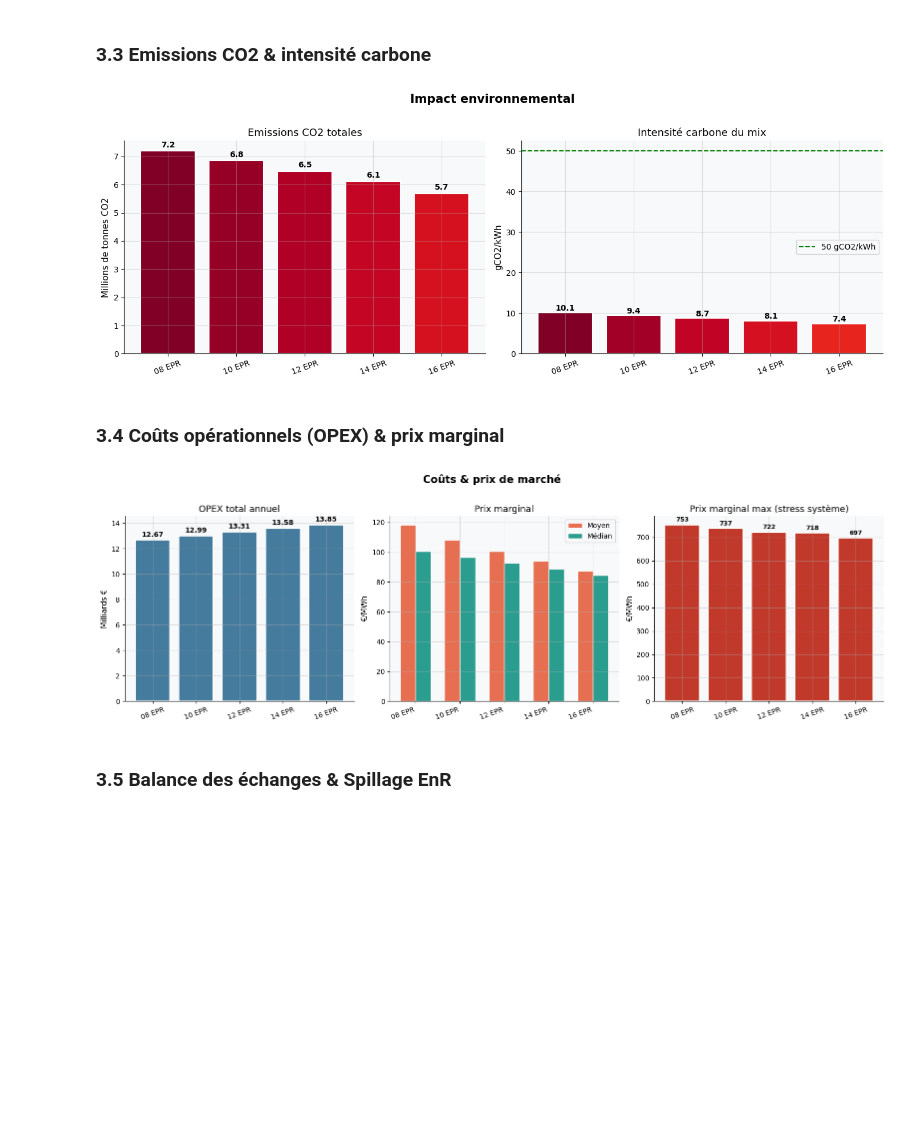
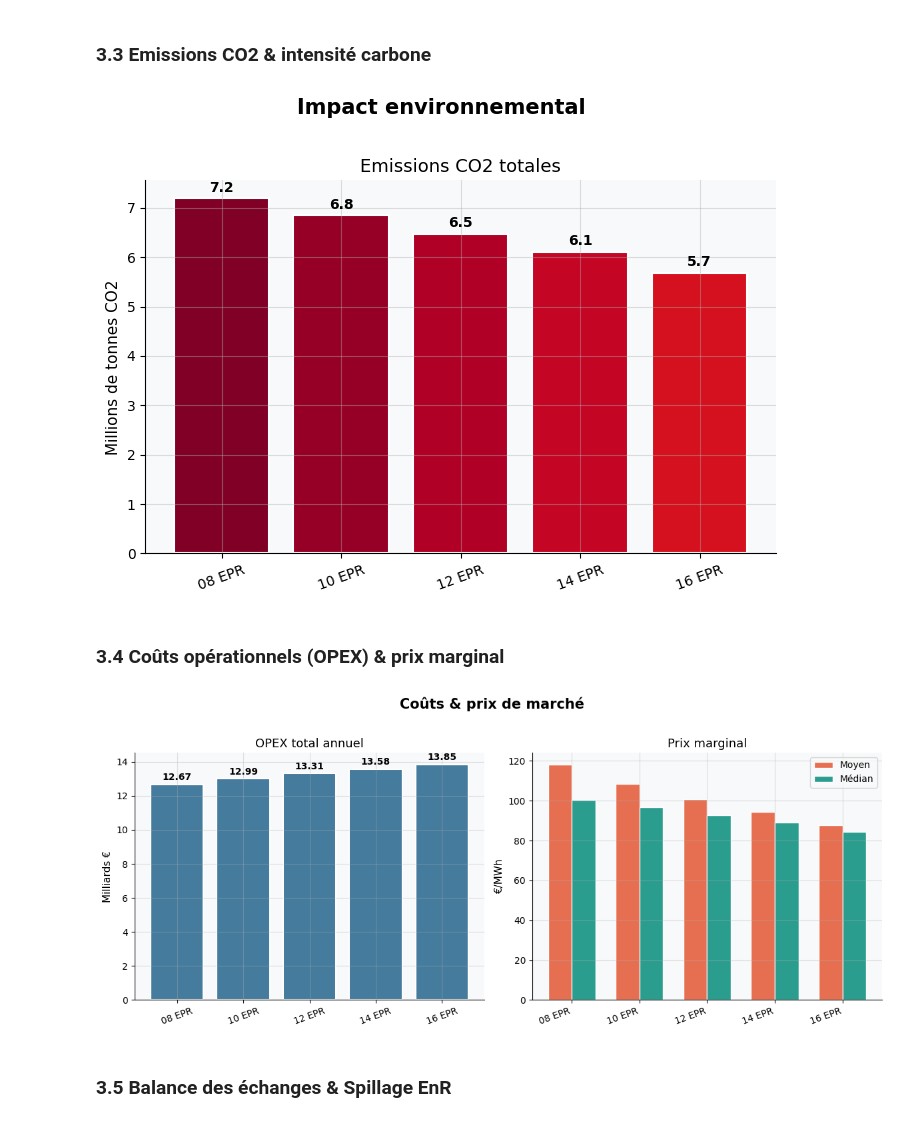
Before and after one commit to FlavBaz/Antares, a Jupyter notebook: antares_epr_analysis.ipynb, the cells around one changed output. Cells and saved outputs as stored; diff of their text form; code cells hidden in the pictures; blank space fills up the shorter version.

```diff
--- a/antares_epr_analysis.ipynb
+++ b/antares_epr_analysis.ipynb
@@ -122,15 +122,11 @@ def lire_excel(filepath):
     return result, df
 
 # Chargement
+dossier = Path(DOSSIER_EXCEL)
 import re
-
 def extraire_nombre(filepath):
-    """Extrait le premier nombre dans le nom de fichier pour tri numérique."""
-    match = re.search(r'(\d+)', filepath.stem)
-    return int(match.group(1)) if match else 9999
-
-dossier = Path(DOSSIER_EXCEL)
-# Exclure le fichier de sortie comparaison et trier numériquement
+    m = re.search(r'(\d+)', filepath.stem)
+    return int(m.group(1)) if m else 9999
 FICHIER_SORTIE = 'comparaison_scenarios_EPR.xlsx'
 fichiers = sorted(
     [f for f in dossier.glob("*.xlsx") if f.name != FICHIER_SORTIE],
@@ -299,47 +294,46 @@ plt.show()
 # %% [markdown]
 ### 3.3 Emissions CO2 & intensité carbone
 # %%
-fig, axes = plt.subplots(1, 2, figsize=(14, 5))
+fig, ax = plt.subplots( figsize=(7, 5))
 fig.suptitle('Impact environnemental', fontsize=15, fontweight='bold', y=1.02)
 
 color_co2 = '#2D6A4F'
 
 # Emissions CO2 totales
-ax = axes[0]
+# ax = axes[0]
 vals = df_res["Emissions CO2 [T]"].values / 1e6
 bars = ax.bar(scenarios, vals, color=[plt.cm.YlOrRd(v/max(vals+0.001)) for v in vals],
               edgecolor='white', linewidth=1.5)
 ax.set_title('Emissions CO2 totales')
 ax.set_ylabel('Millions de tonnes CO2')
 for bar, v in zip(bars, vals):
     ax.text(bar.get_x()+bar.get_width()/2, bar.get_height()+max(vals)*0.01,
             f'{v:.1f}', ha='center', va='bottom', fontweight='bold')
 ax.tick_params(axis='x', rotation=20)
 
 # Intensité CO2
-ax = axes[1]
-if "Intensité CO2 [gCO2/kWh]" in df_res.columns:
-    vals2 = df_res["Intensité CO2 [gCO2/kWh]"].values
-    bars2 = ax.bar(scenarios, vals2, color=[plt.cm.YlOrRd(v/max(vals2+0.001)) for v in vals2],
-                   edgecolor='white', linewidth=1.5)
-    ax.axhline(50, color='green', linestyle='--', linewidth=1.5, label='50 gCO2/kWh')
-    ax.set_title('Intensité carbone du mix')
-    ax.set_ylabel('gCO2/kWh')
-    ax.legend()
-    for bar, v in zip(bars2, vals2):
-        ax.text(bar.get_x()+bar.get_width()/2, bar.get_height()+max(vals2)*0.01,
-                f'{v:.1f}', ha='center', va='bottom', fontweight='bold')
-    ax.tick_params(axis='x', rotation=20)
+# ax = axes[1]
+# if "Intensité CO2 [gCO2/kWh]" in df_res.columns:
+#     vals2 = df_res["Intensité CO2 [gCO2/kWh]"].values
+#     bars2 = ax.bar(scenarios, vals2, color=[plt.cm.YlOrRd(v/max(vals2+0.001)) for v in vals2],
+#                    edgecolor='white', linewidth=1.5)
+#     ax.set_title('Intensité carbone du mix')
+#     ax.set_ylabel('gCO2/kWh')
+#     ax.legend()
+#     for bar, v in zip(bars2, vals2):
+#         ax.text(bar.get_x()+bar.get_width()/2, bar.get_height()+max(vals2)*0.01,
+#                 f'{v:.1f}', ha='center', va='bottom', fontweight='bold')
+#     ax.tick_params(axis='x', rotation=20)
 
 plt.tight_layout()
 plt.savefig('fig_co2.png', dpi=150, bbox_inches='tight')
 plt.show()
 # %% [output]
-[figure, old version]
+[figure, new version]
 # %% [markdown]
 ### 3.4 Coûts opérationnels (OPEX) & prix marginal
 # %%
-fig, axes = plt.subplots(1, 3, figsize=(16, 5))
+fig, axes = plt.subplots(1, 2, figsize=(12, 5))
 fig.suptitle('Coûts & prix de marché', fontsize=15, fontweight='bold', y=1.02)
 
 # OPEX
@@ -368,21 +362,21 @@ ax.set_ylabel('€/MWh')
 ax.legend()
 
 # Prix max (stress du système)
-ax = axes[2]
-vals_max = df_res["Prix marginal max [€/MWh]"].values
-bars = ax.bar(scenarios, vals_max, color='#C0392B', edgecolor='white', linewidth=1.5)
-ax.set_title('Prix marginal max (stress système)')
-ax.set_ylabel('€/MWh')
-ax.tick_params(axis='x', rotation=20)
-for bar, v in zip(bars, vals_max):
-    ax.text(bar.get_x()+bar.get_width()/2, bar.get_height()+max(vals_max)*0.01,
-            f'{v:.0f}', ha='center', va='bottom', fontweight='bold', fontsize=9)
+# ax = axes[2]
+# vals_max = df_res["Prix marginal max [€/MWh]"].values
+# bars = ax.bar(scenarios, vals_max, color='#C0392B', edgecolor='white', linewidth=1.5)
+# ax.set_title('Prix marginal max (stress système)')
+# ax.set_ylabel('€/MWh')
+# ax.tick_params(axis='x', rotation=20)
+# for bar, v in zip(bars, vals_max):
+#     ax.text(bar.get_x()+bar.get_width()/2, bar.get_height()+max(vals_max)*0.01,
+#             f'{v:.0f}', ha='center', va='bottom', fontweight='bold', fontsize=9)
 
 plt.tight_layout()
 plt.savefig('fig_couts.png', dpi=150, bbox_inches='tight')
 plt.show()
 # %% [output]
-[figure, old version]
+[figure, new version]
 # %% [markdown]
 ### 3.5 Balance des échanges & Spillage EnR
 # %%
```
Also changed, not shown: parts of 13 cells of this notebook, 18 other files.
